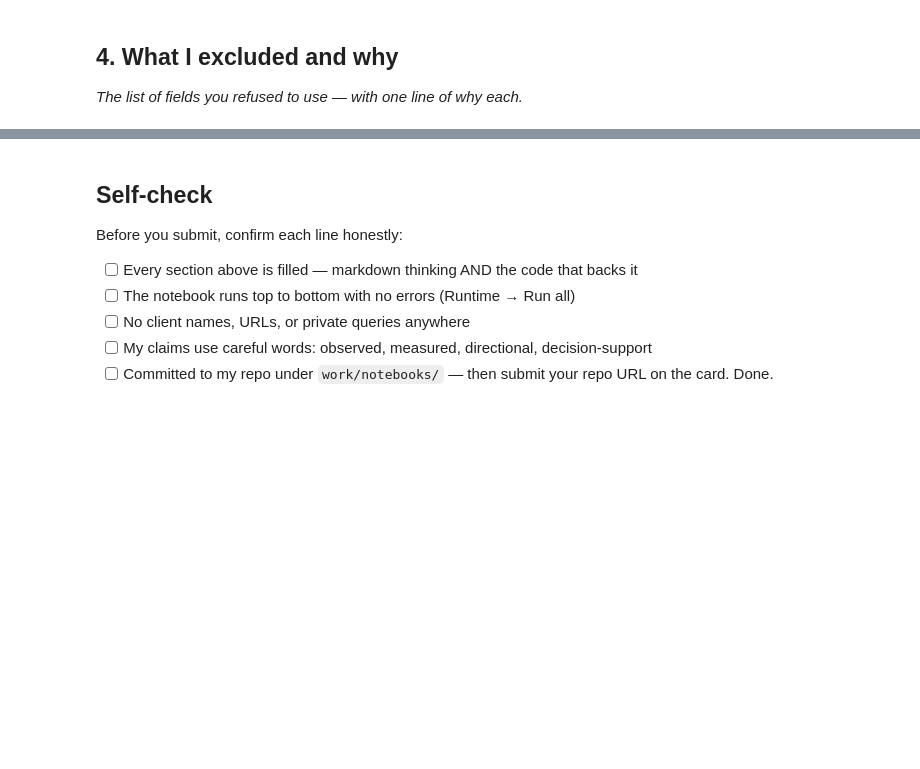
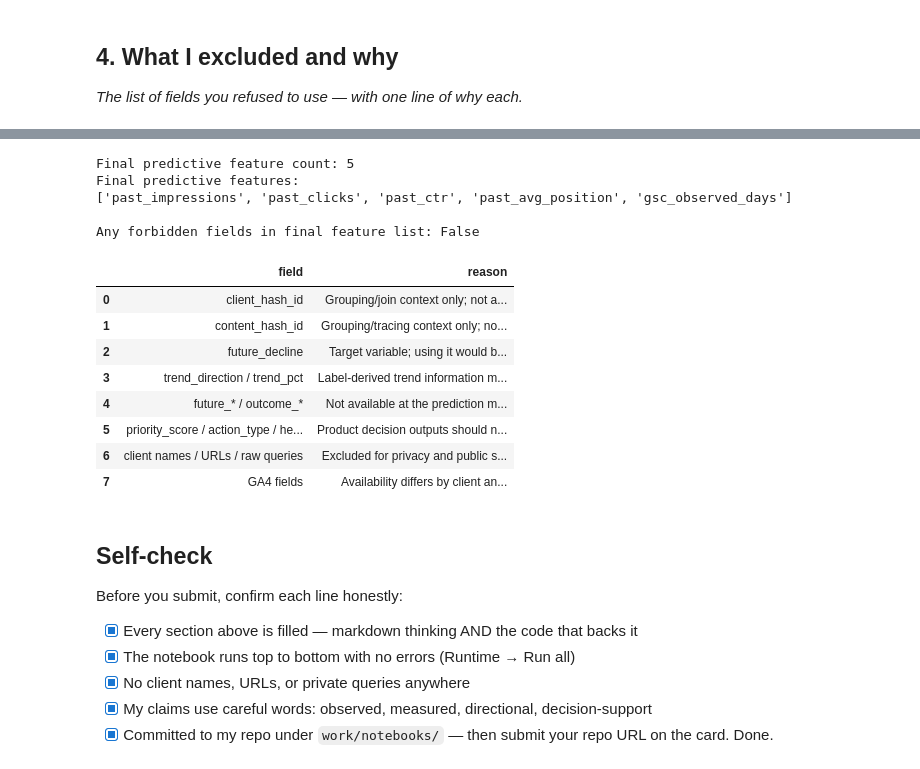
Before and after one commit to ZubairQazzi/flyrank-ml-internship-zubair, a Jupyter notebook: work/notebooks/w03_feature_leakage_check.ipynb, the cells around one changed output, grey strips where cells are left out. Cells and saved outputs as stored; diff of their text form; code cells hidden in the pictures; blank space fills up the shorter version.

Commit message:
Save executed Week 3 notebook outputs

```diff
--- a/work/notebooks/w03_feature_leakage_check.ipynb
+++ b/work/notebooks/w03_feature_leakage_check.ipynb
@@ -37,10 +449,73 @@ This skeleton is yours to fill. Work the sections **in order** — each one has
+# %%
+excluded_fields = pd.DataFrame(
+    [
+        {
+            "field": "client_hash_id",
+            "reason": "Grouping/join context only; not a predictive feature.",
+        },
+        {
+            "field": "content_hash_id",
+            "reason": "Grouping/tracing context only; not a predictive feature.",
+        },
+        {
+            "field": "future_decline",
+            "reason": "Target variable; using it would be direct leakage.",
+        },
+        {
+            "field": "trend_direction / trend_pct",
+            "reason": "Label-derived trend information may leak outcome information.",
+        },
+        {
+            "field": "future_* / outcome_*",
+            "reason": "Not available at the prediction moment.",
+        },
+        {
+            "field": "priority_score / action_type / health_score",
+            "reason": "Product decision outputs should not become model shortcuts.",
+        },
+        {
+            "field": "client names / URLs / raw queries",
+            "reason": "Excluded for privacy and public safety.",
+        },
+        {
+            "field": "GA4 fields",
+            "reason": "Availability differs by client and unavailable values may be zero-filled.",
+        },
+    ]
+)
+
+print("Final predictive feature count:", len(features))
+print("Final predictive features:")
+print(features)
+
+print(
+    "\nAny forbidden fields in final feature list:",
+    bool(forbidden_used or future_like_used),
+)
+
+display(excluded_fields)
+# %% [output]
+Final predictive feature count: 5
+Final predictive features:
+['past_impressions', 'past_clicks', 'past_ctr', 'past_avg_position', 'gsc_observed_days']
+
+Any forbidden fields in final feature list: False
+|  | field | reason |
+| 0 | client_hash_id | Grouping/join context only; not a... |
+| 1 | content_hash_id | Grouping/tracing context only; no... |
+| 2 | future_decline | Target variable; using it would b... |
+| 3 | trend_direction / trend_pct | Label-derived trend information m... |
+| 4 | future_* / outcome_* | Not available at the prediction m... |
+| 5 | priority_score / action_type / he... | Product decision outputs should n... |
+| 6 | client names / URLs / raw queries | Excluded for privacy and public s... |
+| 7 | GA4 fields | Availability differs by client an... |
 # %% [markdown]
 ## Self-check
 
 Before you submit, confirm each line honestly:
 
-- [ ] Every section above is filled — markdown thinking AND the code that backs it
-- [ ] The notebook runs top to bottom with no errors (Runtime → Run all)
-- [ ] No client names, URLs, or private queries anywhere
-- [ ] My claims use careful words: observed, measured, directional, decision-support
-- [ ] Committed to my repo under `work/notebooks/` — then submit your repo URL on the card. Done.
+- [X] Every section above is filled — markdown thinking AND the code that backs it
+- [x] The notebook runs top to bottom with no errors (Runtime → Run all)
+- [x] No client names, URLs, or private queries anywhere
+- [x] My claims use careful words: observed, measured, directional, decision-support
+- [x] Committed to my repo under `work/notebooks/` — then submit your repo URL on the card. Done.
```
Also changed, not shown: parts of 11 cells of this notebook.
